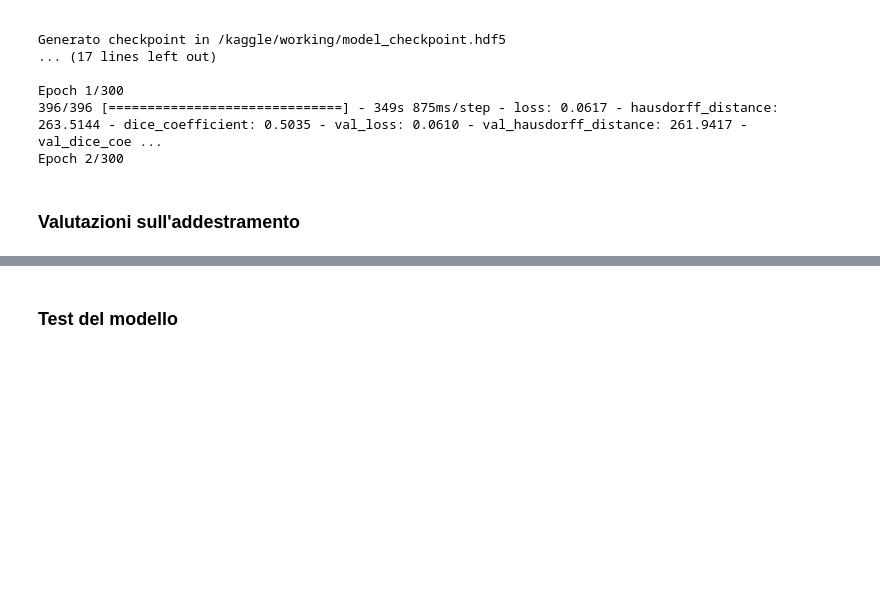
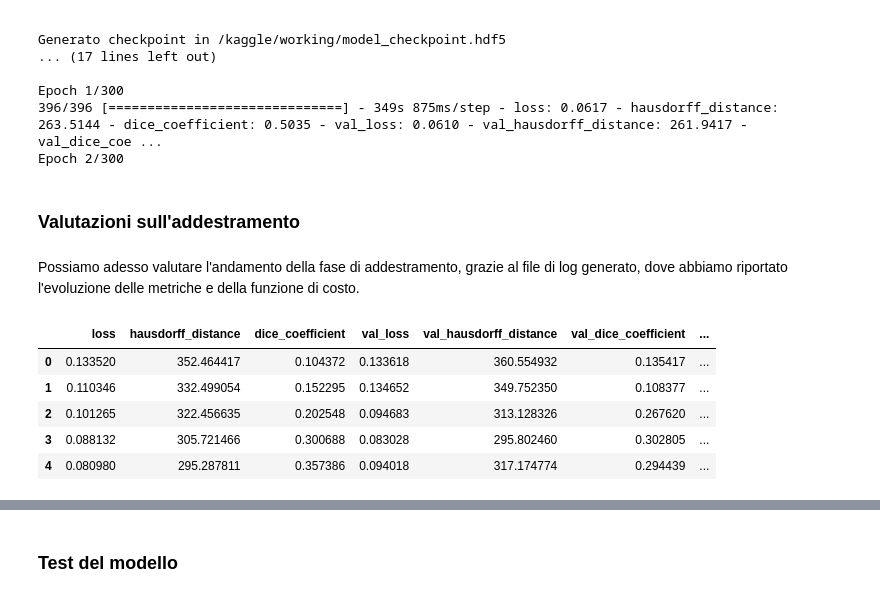
Before and after one commit to justdoit1897/BD-Image-Segmentation-Project, a Jupyter notebook: notebooks/approccio_2D.ipynb, the cells around one changed output, grey strips where cells are left out. Drawn from its saved outputs; the diff is of its cells as text; code cells hidden in the pictures; blank space fills up the shorter version.

```diff
--- a/notebooks/approccio_2D.ipynb
+++ b/notebooks/approccio_2D.ipynb
@@ -743,3 +755,15 @@ Epoch 1/300
 Epoch 2/300
 # %% [markdown]
 ### Valutazioni sull'addestramento
+# %% [markdown]
+Possiamo adesso valutare l'andamento della fase di addestramento, grazie al file di log generato, dove abbiamo riportato l'evoluzione delle metriche e della funzione di costo.
+# %%
+history = pd.read_csv('/kaggle/working/logs/history_log.csv')
+history.head()
+# %% [output]
+|  | loss | hausdorff_distance | dice_coefficient | val_loss | val_hausdorff_distance | val_dice_coefficient | ... |
+| 0 | 0.133520 | 352.464417 | 0.104372 | 0.133618 | 360.554932 | 0.135417 | ... |
+| 1 | 0.110346 | 332.499054 | 0.152295 | 0.134652 | 349.752350 | 0.108377 | ... |
+| 2 | 0.101265 | 322.456635 | 0.202548 | 0.094683 | 313.128326 | 0.267620 | ... |
+| 3 | 0.088132 | 305.721466 | 0.300688 | 0.083028 | 295.802460 | 0.302805 | ... |
+| 4 | 0.080980 | 295.287811 | 0.357386 | 0.094018 | 317.174774 | 0.294439 | ... |
```
Also changed, not shown: parts of 13 cells of this notebook, 3 other files.
